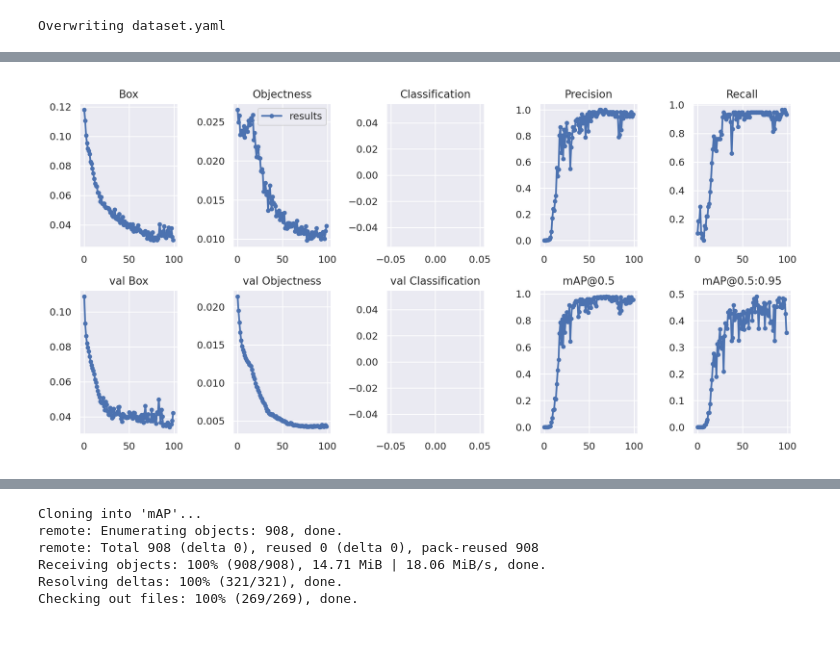
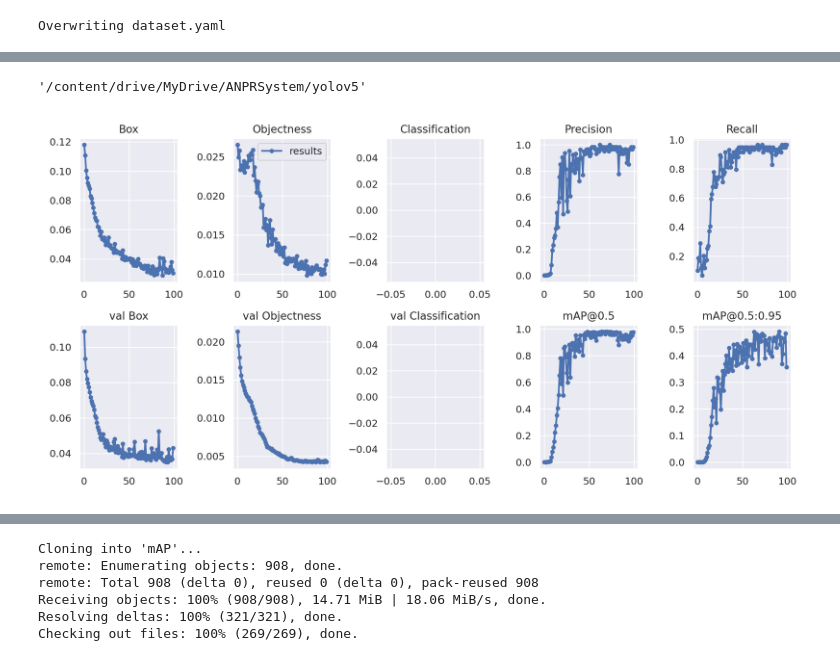
Before and after one commit to yay14/ANPR-System, a Jupyter notebook: yolov5.ipynb, the cells around one changed output, grey strips where cells are left out. Drawn from its saved outputs; the diff is of its cells as text; code cells hidden in the pictures.

```diff
--- a/yolov5.ipynb
+++ b/yolov5.ipynb
@@ -92,9 +117,13 @@ try:
  from PIL import Image
 except ImportError:
  import Image
+# %%
+os.getcwd()
+# %% [output]
+'/content/drive/MyDrive/ANPRSystem/yolov5'
 # %%
-image= Image.open('yolov5/runs/train/exp3/results.png')
+image= Image.open('/content/drive/MyDrive/ANPR System/yolov5/runs/train/exp/results.png')
 image
 # %% [output]
-[figure, old version]
+[figure, new version]
 # %%
```
Also changed, not shown: parts of 21 cells of this notebook.
